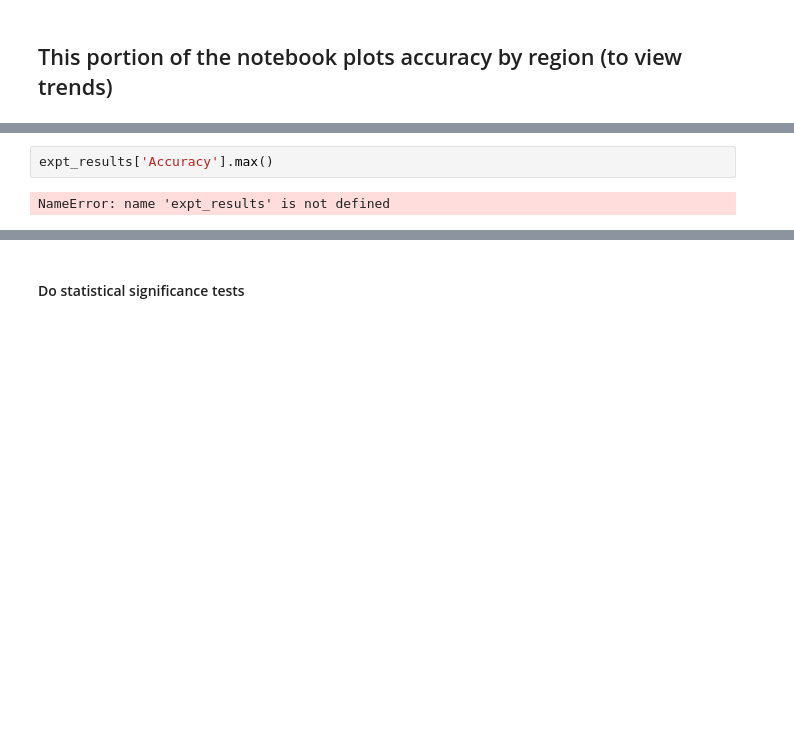
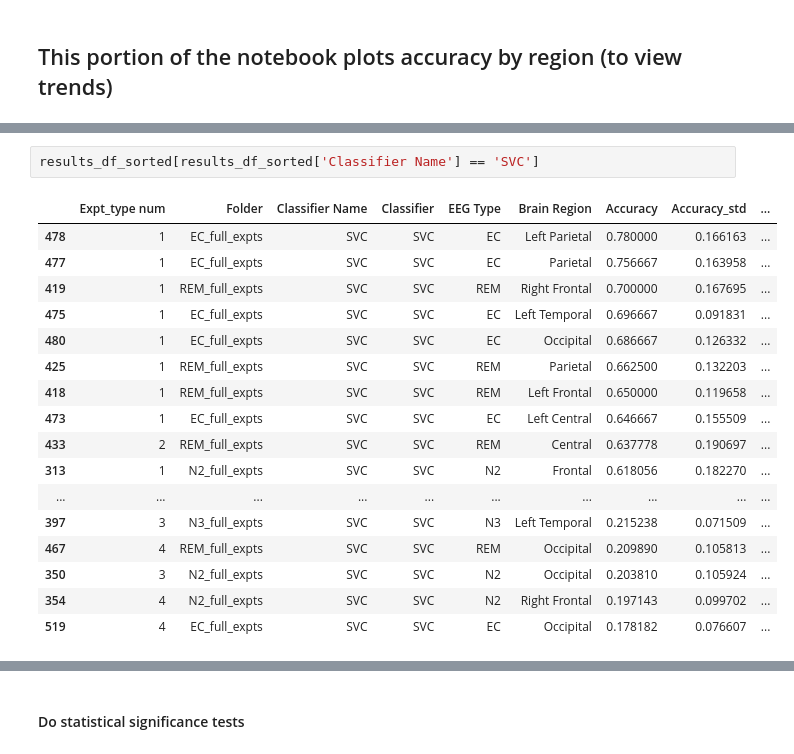
Before and after one commit to Laprama/RBD_using_custom_package, a Jupyter notebook: Execute New Experiments/Analysing_Results/Basline_models_view_results.ipynb, the cells around one changed output, grey strips where cells are left out. Saved outputs shown, nothing was run; the diff lists cells and outputs as text; blank space fills up the shorter version.

```diff
--- a/Execute New Experiments/Analysing_Results/Basline_models_view_results.ipynb
+++ b/Execute New Experiments/Analysing_Results/Basline_models_view_results.ipynb
@@ -126,7 +132,23 @@ results_df_sorted.head(12)
 # %%
-expt_results['Accuracy'].max()
+results_df_sorted[results_df_sorted['Classifier Name'] == 'SVC']
 # %% [output]
-NameError: name 'expt_results' is not defined
+|  | Expt_type num | Folder | Classifier Name | Classifier | EEG Type | Brain Region | Accuracy | Accuracy_std | ... |
+| 478 | 1 | EC_full_expts | SVC | SVC | EC | Left Parietal | 0.780000 | 0.166163 | ... |
+| 477 | 1 | EC_full_expts | SVC | SVC | EC | Parietal | 0.756667 | 0.163958 | ... |
+| 419 | 1 | REM_full_expts | SVC | SVC | REM | Right Frontal | 0.700000 | 0.167695 | ... |
+| 475 | 1 | EC_full_expts | SVC | SVC | EC | Left Temporal | 0.696667 | 0.091831 | ... |
+| 480 | 1 | EC_full_expts | SVC | SVC | EC | Occipital | 0.686667 | 0.126332 | ... |
+| 425 | 1 | REM_full_expts | SVC | SVC | REM | Parietal | 0.662500 | 0.132203 | ... |
+| 418 | 1 | REM_full_expts | SVC | SVC | REM | Left Frontal | 0.650000 | 0.119658 | ... |
+| 473 | 1 | EC_full_expts | SVC | SVC | EC | Left Central | 0.646667 | 0.155509 | ... |
+| 433 | 2 | REM_full_expts | SVC | SVC | REM | Central | 0.637778 | 0.190697 | ... |
+| 313 | 1 | N2_full_expts | SVC | SVC | N2 | Frontal | 0.618056 | 0.182270 | ... |
+| ... | ... | ... | ... | ... | ... | ... | ... | ... | ... |
+| 397 | 3 | N3_full_expts | SVC | SVC | N3 | Left Temporal | 0.215238 | 0.071509 | ... |
+| 467 | 4 | REM_full_expts | SVC | SVC | REM | Occipital | 0.209890 | 0.105813 | ... |
+| 350 | 3 | N2_full_expts | SVC | SVC | N2 | Occipital | 0.203810 | 0.105924 | ... |
+| 354 | 4 | N2_full_expts | SVC | SVC | N2 | Right Frontal | 0.197143 | 0.099702 | ... |
+| 519 | 4 | EC_full_expts | SVC | SVC | EC | Occipital | 0.178182 | 0.076607 | ... |
 # %%
 fig = plt.figure()
 fig = plt.figure(figsize=(15,5),dpi=100)
```
Also changed, not shown: parts of 4 cells of this notebook, 4 other files.
